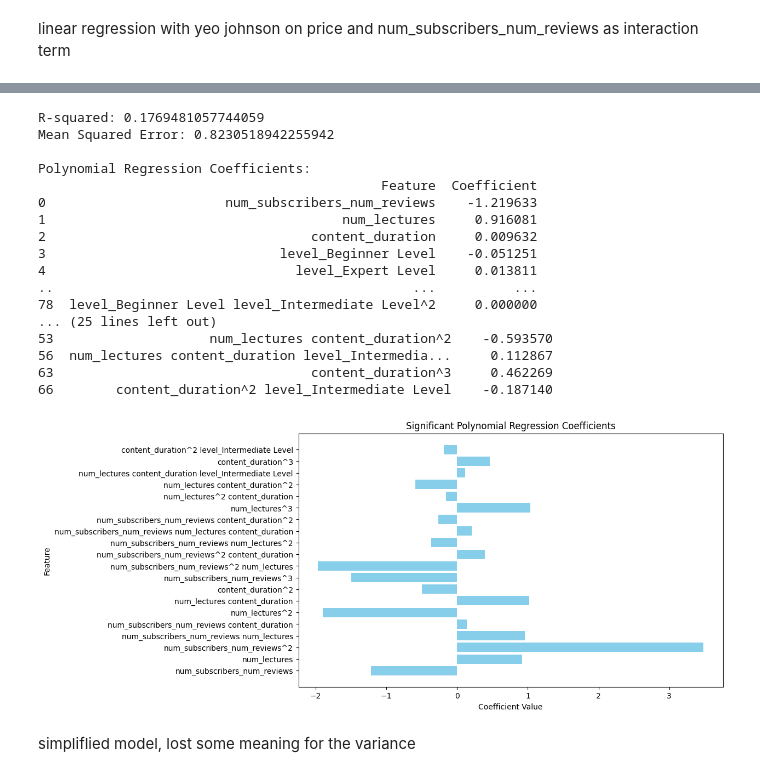
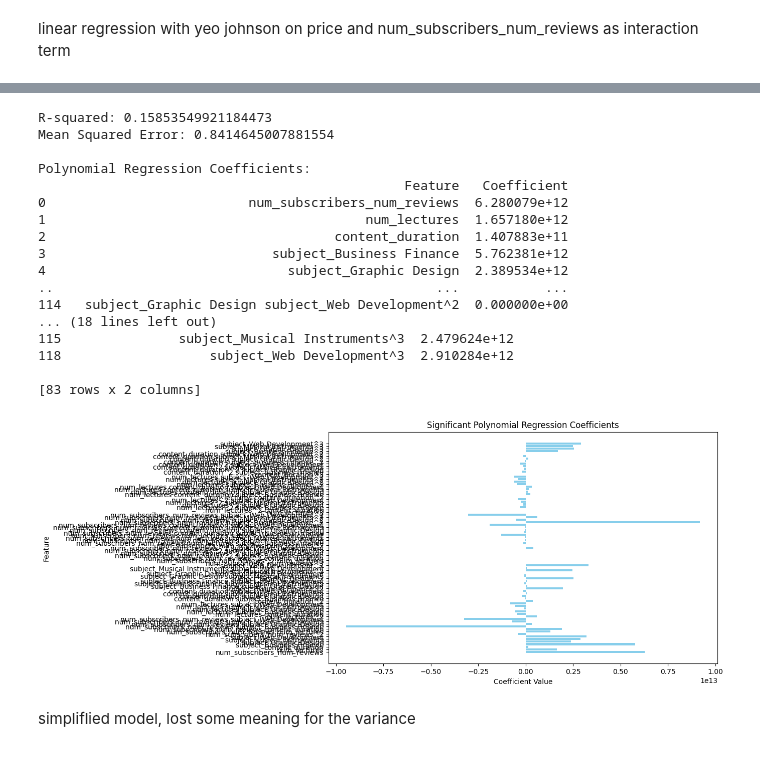
Before and after one commit to TeodoraVuta/e-learning-udemy, a Jupyter notebook: regression.ipynb, the cells around one changed output, grey strips where cells are left out. Drawn from its saved outputs; the diff is of its cells as text; code cells hidden in the pictures.

```diff
--- a/regression.ipynb
+++ b/regression.ipynb
@@ -15,6 +18,6 @@ from sklearn.discriminant_analysis import StandardScaler
 # %%
 df = pd.read_csv('udemy_database.csv')
-df_no_outliers_udemy = pd.read_csv('udemy_no_outliers.csv')
+df_no_outliers_udemy = pd.read_csv('udemy_database_no_outliers.csv')
 # %% [markdown]
 RELATIONSHIP BETWEEN VARIABLES
 # %% [markdown]
@@ -446,19 +444,9 @@ Linear Regression Coefficients:
 # %%
-from sklearn.preprocessing import StandardScaler, PolynomialFeatures
-from sklearn.metrics import mean_squared_error, r2_score
-import pandas as pd
-import numpy as np
-import matplotlib.pyplot as plt
-
-# Ensure we're working with the df_no_outliers_udemy dataframe
-df_no_outliers_udemy = df_no_outliers_udemy.dropna(subset=['price_yeojohnson', 'num_subscribers_num_reviews', 'num_lectures', 'content_duration', 'level'])
-
-# Define the target variable and features
 X = df_no_outliers_udemy[['num_subscribers_num_reviews', 'num_lectures', 'content_duration', 'level']]  # Independent variables
 y = df_no_outliers_udemy['price_yeojohnson']
 
 # Encode categorical variables (e.g., 'level')
-X = pd.get_dummies(X, drop_first=True).astype(float)
+X = pd.get_dummies(X, drop_first=False)
 
 # Apply Polynomial Features
 poly = PolynomialFeatures(degree=2, include_bias=False)
@@ -489,7 +477,6 @@ coefficients = pd.DataFrame({
 print("\nPolynomial Regression Coefficients:")
 print(coefficients)
 
-# Visualize coefficients
 plt.figure(figsize=(10, 6))
 plt.barh(coefficients['Feature'], coefficients['Coefficient'], color='skyblue')
 plt.xlabel('Coefficient Value')
@@ -518,21 +505,9 @@ Polynomial Regression Coefficients:
 # %%
-from sklearn.preprocessing import StandardScaler, PolynomialFeatures
-from sklearn.metrics import mean_squared_error, r2_score
-import pandas as pd
-import numpy as np
-import matplotlib.pyplot as plt
-
-# Ensure we're working with the df_no_outliers_udemy dataframe
-df_no_outliers_udemy = df_no_outliers_udemy.dropna(subset=['price_yeojohnson', 'num_subscribers_num_reviews', 'num_lectures', 'content_duration', 'level'])
-
-# Define the target variable and features
-X = df_no_outliers_udemy[['num_subscribers_num_reviews', 'num_lectures', 'content_duration', 'level']]  # Independent variables
+X = df_no_outliers_udemy[['num_subscribers_num_reviews', 'num_lectures', 'content_duration', 'subject']]
 y = df_no_outliers_udemy['price_yeojohnson']
 
-# Encode categorical variables (e.g., 'level')
-X = pd.get_dummies(X, drop_first=True).astype(float)
+X = pd.get_dummies(X, drop_first=False)
 
-# Apply Polynomial Features (degree 3 for higher complexity)
 poly = PolynomialFeatures(degree=3, include_bias=False)
 X_poly = poly.fit_transform(X)
 
@@ -540,56 +515,54 @@ X_poly = poly.fit_transform(X)
 scaler = StandardScaler()
 X_poly_scaled = scaler.fit_transform(X_poly)
 
-# Fit a linear regression model with polynomial features
-from sklearn.linear_model import LinearRegression
 lr = LinearRegression()
 lr.fit(X_poly_scaled, y)
 
 # Evaluate the model
 r2 = r2_score(y, lr.predict(X_poly_scaled))
 mse = mean_squared_error(y, lr.predict(X_poly_scaled))
 
 print(f"R-squared: {r2}")
 print(f"Mean Squared Error: {mse}")
 
 # Display model coefficients
 coefficients = pd.DataFrame({
     'Feature': poly.get_feature_names_out(X.columns),
     'Coefficient': lr.coef_
 })
 
 print("\nPolynomial Regression Coefficients:")
 print(coefficients)
 
 significant_coefficients = coefficients[coefficients['Coefficient'].abs() > 0.1]
 print("\nSignificant Coefficients:")
 print(significant_coefficients)
 
 plt.figure(figsize=(10, 6))
 plt.barh(significant_coefficients['Feature'], significant_coefficients['Coefficient'], color='skyblue')
 plt.xlabel('Coefficient Value')
 plt.ylabel('Feature')
 plt.title('Significant Polynomial Regression Coefficients')
 plt.show()
 # %% [output]
-R-squared: 0.1769481057744059
-Mean Squared Error: 0.8230518942255942
+R-squared: 0.15853549921184473
+Mean Squared Error: 0.8414645007881554
 
 Polynomial Regression Coefficients:
-                                            Feature  Coefficient
-0                       num_subscribers_num_reviews    -1.219633
-1                                      num_lectures     0.916081
-2                                  content_duration     0.009632
-3                              level_Beginner Level    -0.051251
-4                                level_Expert Level     0.013811
-..                                              ...          ...
-78  level_Beginner Level level_Intermediate Level^2     0.000000
-... (25 lines left out)
-53                    num_lectures content_duration^2    -0.593570
-56  num_lectures content_duration level_Intermedia...     0.112867
-63                                 content_duration^3     0.462269
-66        content_duration^2 level_Intermediate Level    -0.187140
+                                               Feature   Coefficient
+0                          num_subscribers_num_reviews  6.280079e+12
+1                                         num_lectures  1.657180e+12
+2                                     content_duration  1.407883e+11
+3                             subject_Business Finance  5.762381e+12
+4                               subject_Graphic Design  2.389534e+12
+..                                                 ...           ...
+114   subject_Graphic Design subject_Web Development^2  0.000000e+00
+... (18 lines left out)
+115               subject_Musical Instruments^3  2.479624e+12
+118                   subject_Web Development^3  2.910284e+12
+
+[83 rows x 2 columns]
-[figure, old version]
+[figure, new version]
 # %% [markdown]
 simpliflied model, lost some meaning for the variance
 # %%
```
Also changed, not shown: parts of 24 cells of this notebook, 4 other files.
